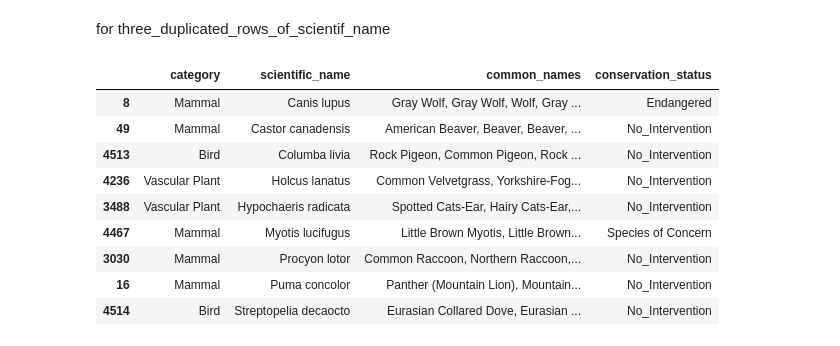
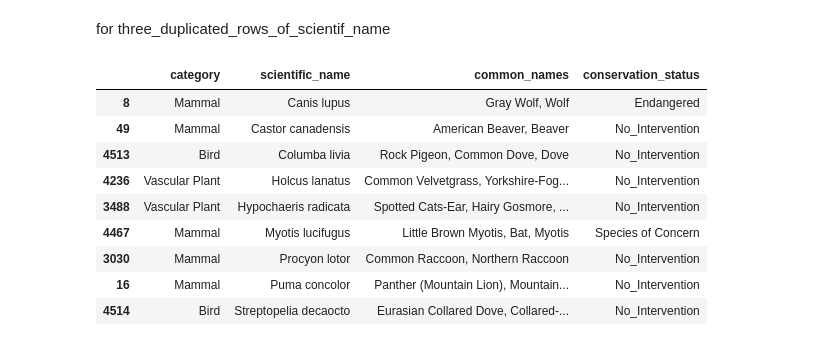
Before and after one commit to OussamaZIDI/biodiversity-in-national-parks, a Jupyter notebook: biodiversity_project.ipynb, the cells around one changed output. Cells and saved outputs as stored; diff of their text form; code cells hidden in the pictures.

```diff
--- a/biodiversity_project.ipynb
+++ b/biodiversity_project.ipynb
@@ -347,16 +364,17 @@ for i in range(0, len(three_duplicated_names_df), 3):
 # %%
 three_no_dup_df = three_duplicated_names_df.drop_duplicates(subset='scientific_name').sort_values(by='scientific_name')
 three_no_dup_df['common_names'] = common_name_rows_for_three_dup
 
+three_no_dup_df.common_names = three_no_dup_df.common_names.apply(lambda x: " ".join(sorted(set(x.split()), key=x.split().index)))
 three_no_dup_df
 # %% [output]
 |  | category | scientific_name | common_names | conservation_status |
-| 8 | Mammal | Canis lupus | Gray Wolf, Gray Wolf, Wolf, Gray ... | Endangered |
-| 49 | Mammal | Castor canadensis | American Beaver, Beaver, Beaver, ... | No_Intervention |
-| 4513 | Bird | Columba livia | Rock Pigeon, Common Pigeon, Rock ... | No_Intervention |
+| 8 | Mammal | Canis lupus | Gray Wolf, Wolf | Endangered |
+| 49 | Mammal | Castor canadensis | American Beaver, Beaver | No_Intervention |
+| 4513 | Bird | Columba livia | Rock Pigeon, Common Dove, Dove | No_Intervention |
 | 4236 | Vascular Plant | Holcus lanatus | Common Velvetgrass, Yorkshire-Fog... | No_Intervention |
-| 3488 | Vascular Plant | Hypochaeris radicata | Spotted Cats-Ear, Hairy Cats-Ear,... | No_Intervention |
-| 4467 | Mammal | Myotis lucifugus | Little Brown Myotis, Little Brown... | Species of Concern |
-| 3030 | Mammal | Procyon lotor | Common Raccoon, Northern Raccoon,... | No_Intervention |
+| 3488 | Vascular Plant | Hypochaeris radicata | Spotted Cats-Ear, Hairy Gosmore, ... | No_Intervention |
+| 4467 | Mammal | Myotis lucifugus | Little Brown Myotis, Bat, Myotis | Species of Concern |
+| 3030 | Mammal | Procyon lotor | Common Raccoon, Northern Raccoon | No_Intervention |
 | 16 | Mammal | Puma concolor | Panther (Mountain Lion), Mountain... | No_Intervention |
-| 4514 | Bird | Streptopelia decaocto | Eurasian Collared Dove, Eurasian ... | No_Intervention |
+| 4514 | Bird | Streptopelia decaocto | Eurasian Collared Dove, Collared-... | No_Intervention |
```
Also changed, not shown: parts of 6 cells of this notebook.
